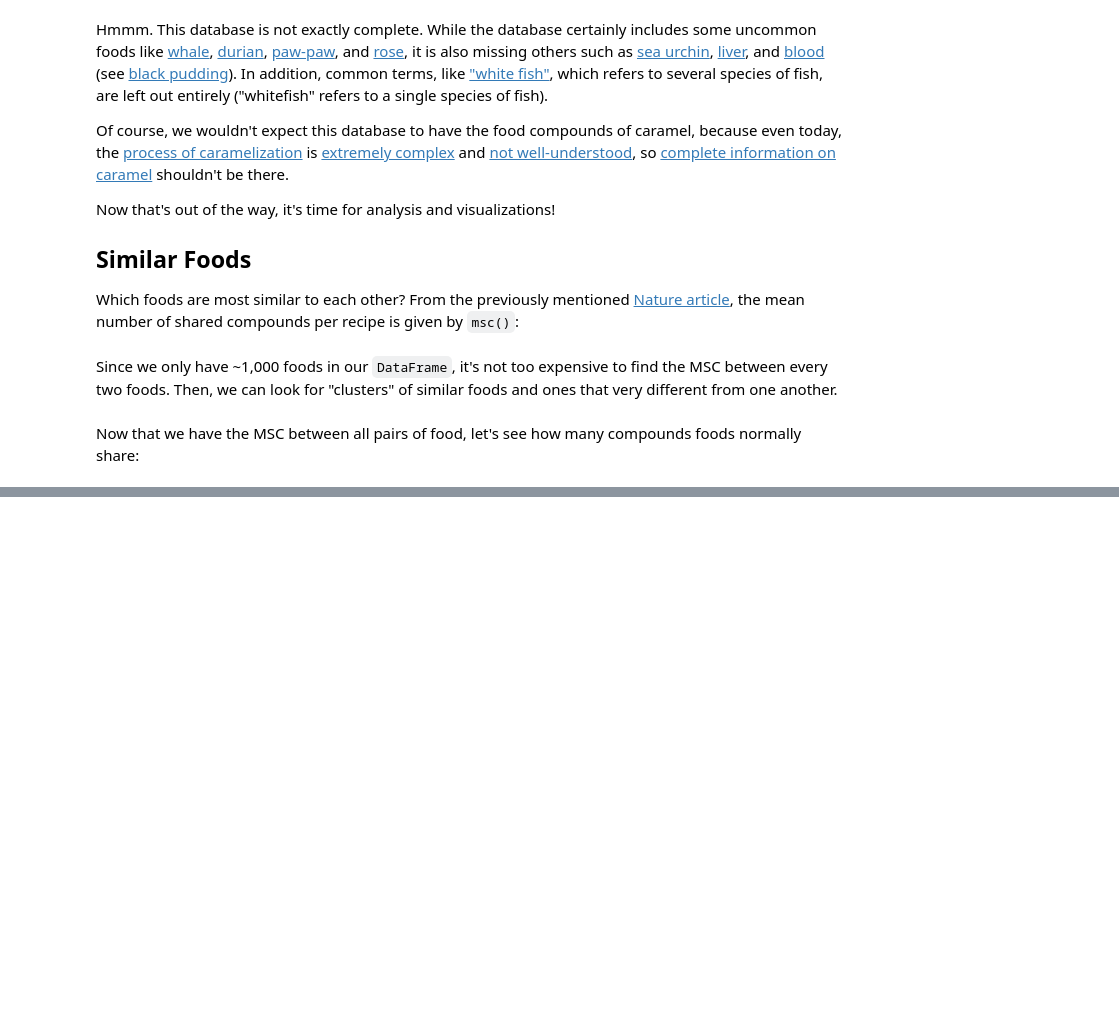
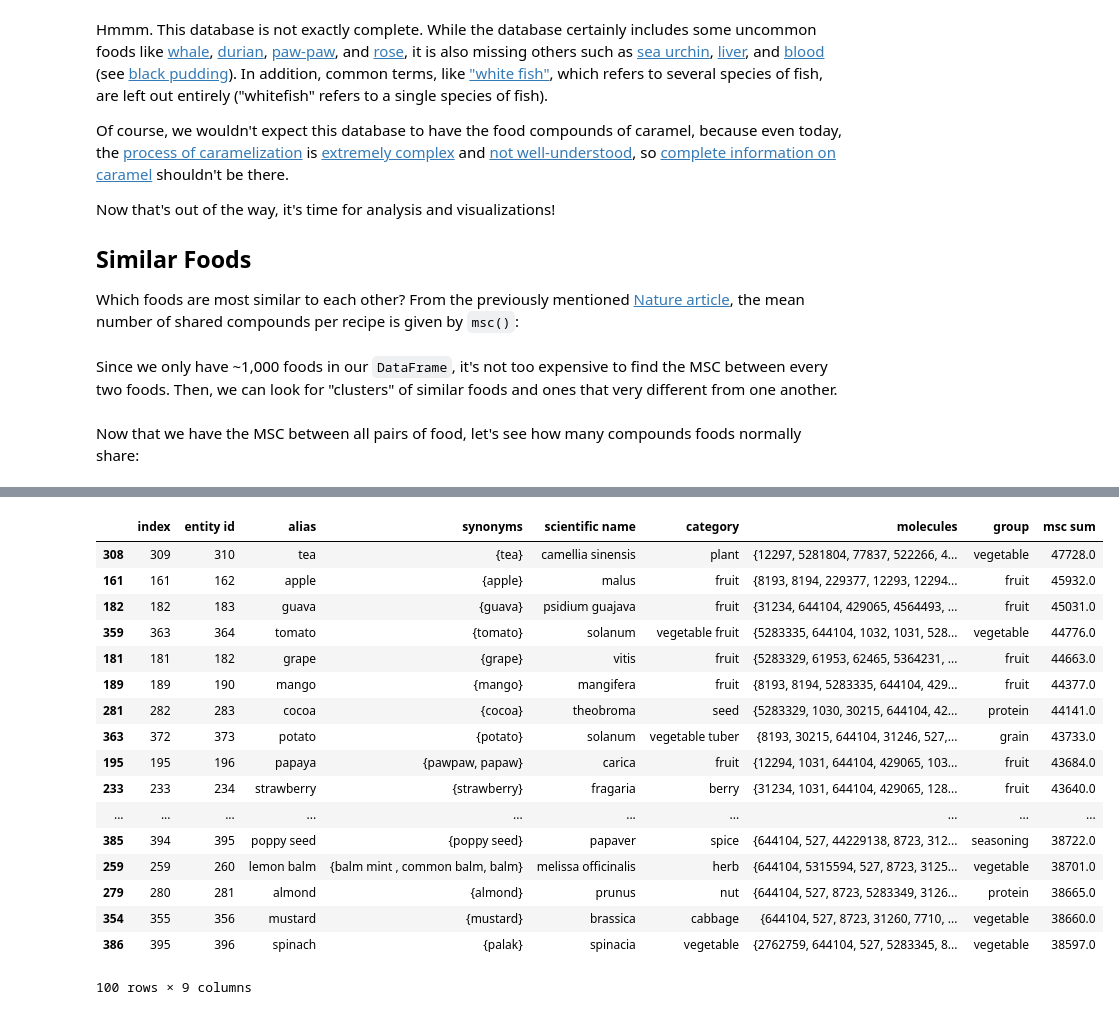
Before and after one commit to vchoo/vchoo.github.io, a Jupyter notebook: food-tutorial.ipynb, the cells around one changed output, grey strips where cells are left out. Saved outputs shown, nothing was run; the diff lists cells and outputs as text; code cells hidden in the pictures; blank space fills up the shorter version.

```diff
--- a/food-tutorial.ipynb
+++ b/food-tutorial.ipynb
@@ -443,0 +697,7 @@ We're mostly interested in the ingredients list, not in finished products like c
+# %%
+msc_matrix = block_msc(ridf.index, ridf.index, ridf, use_index=True)
+ridf['msc sum'] = [
+    sum(msc_matrix[i]) - msc_matrix[i][i]
+    for i in ridf.index
+]
+ridf.head()
@@ -443,0 +803,22 @@ We're mostly interested in the ingredients list, not in finished products like c
+# %%
+ridf100 = ridf.sort_values(by='msc sum', axis=0, ascending=False).head(100)
+ridf100
+# %% [output]
+|  | index | entity id | alias | synonyms | scientific name | category | molecules | group | msc sum |
+| 308 | 309 | 310 | tea | {tea} | camellia sinensis | plant | {12297, 5281804, 77837, 522266, 4... | vegetable | 47728.0 |
+| 161 | 161 | 162 | apple | {apple} | malus | fruit | {8193, 8194, 229377, 12293, 12294... | fruit | 45932.0 |
+| 182 | 182 | 183 | guava | {guava} | psidium guajava | fruit | {31234, 644104, 429065, 4564493, ... | fruit | 45031.0 |
+| 359 | 363 | 364 | tomato | {tomato} | solanum | vegetable fruit | {5283335, 644104, 1032, 1031, 528... | vegetable | 44776.0 |
+| 181 | 181 | 182 | grape | {grape} | vitis | fruit | {5283329, 61953, 62465, 5364231, ... | fruit | 44663.0 |
+| 189 | 189 | 190 | mango | {mango} | mangifera | fruit | {8193, 8194, 5283335, 644104, 429... | fruit | 44377.0 |
+| 281 | 282 | 283 | cocoa | {cocoa} | theobroma | seed | {5283329, 1030, 30215, 644104, 42... | protein | 44141.0 |
+| 363 | 372 | 373 | potato | {potato} | solanum | vegetable tuber | {8193, 30215, 644104, 31246, 527,... | grain | 43733.0 |
+| 195 | 195 | 196 | papaya | {pawpaw, papaw} | carica | fruit | {12294, 1031, 644104, 429065, 103... | fruit | 43684.0 |
+| 233 | 233 | 234 | strawberry | {strawberry} | fragaria | berry | {31234, 1031, 644104, 429065, 128... | fruit | 43640.0 |
+| ... | ... | ... | ... | ... | ... | ... | ... | ... | ... |
+| 385 | 394 | 395 | poppy seed | {poppy seed} | papaver | spice | {644104, 527, 44229138, 8723, 312... | seasoning | 38722.0 |
+| 259 | 259 | 260 | lemon balm | {balm mint , common balm, balm} | melissa officinalis | herb | {644104, 5315594, 527, 8723, 3125... | vegetable | 38701.0 |
+| 279 | 280 | 281 | almond | {almond} | prunus | nut | {644104, 527, 8723, 5283349, 3126... | protein | 38665.0 |
+| 354 | 355 | 356 | mustard | {mustard} | brassica | cabbage | {644104, 527, 8723, 31260, 7710, ... | vegetable | 38660.0 |
+| 386 | 395 | 396 | spinach | {palak} | spinacia | vegetable | {2762759, 644104, 527, 5283345, 8... | vegetable | 38597.0 |
+100 rows × 9 columns
```
Also changed, not shown: parts of 39 cells of this notebook, 2 other files.
